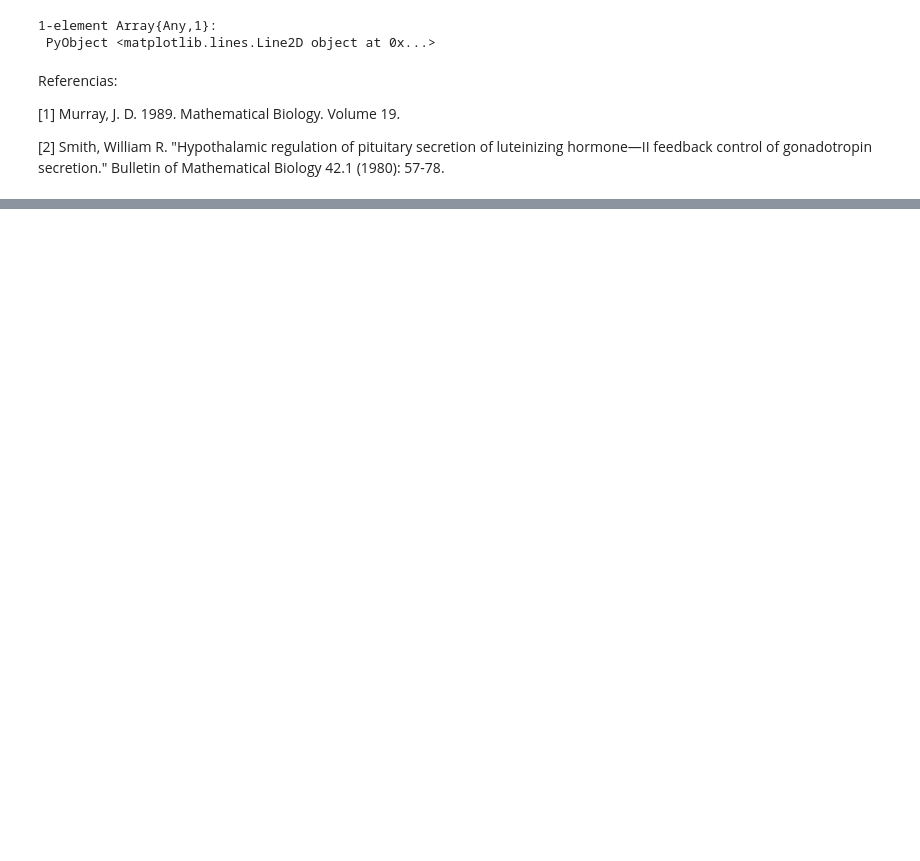
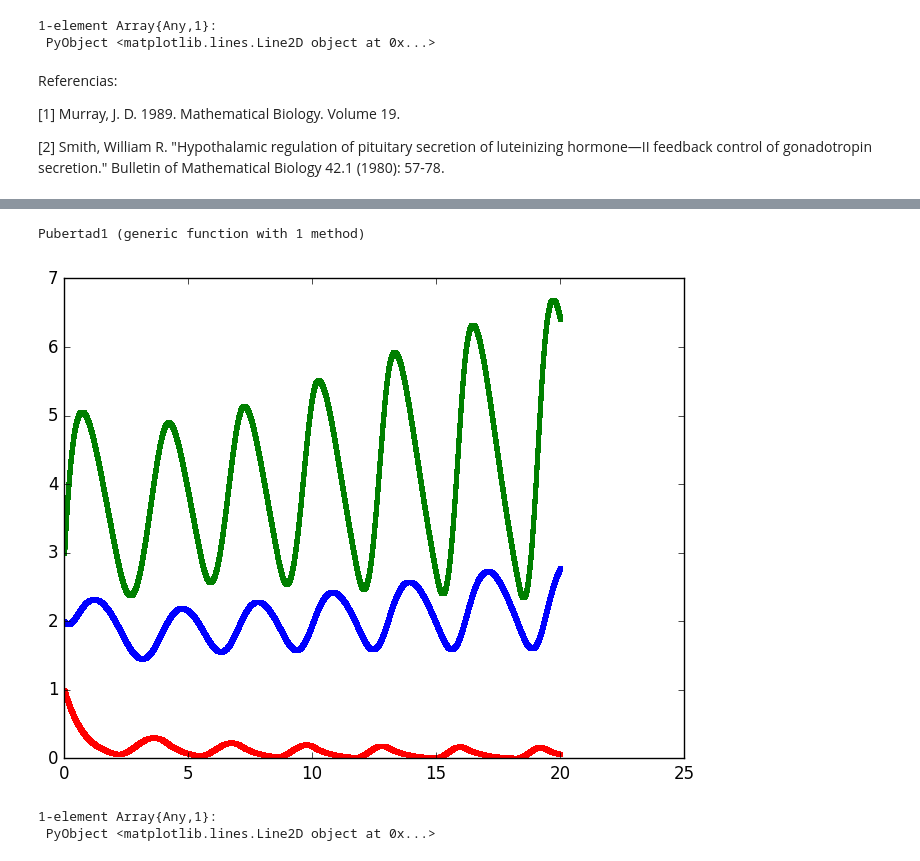
Before and after one commit to YazSant/ProyectoTSFC, a Jupyter notebook: Proyecto.ipynb, the cells around one changed output, grey strips where cells are left out. Drawn from its saved outputs; the diff is of its cells as text; code cells hidden in the pictures; blank space fills up the shorter version.

```diff
--- a/Proyecto.ipynb
+++ b/Proyecto.ipynb
@@ -345,0 +358,57 @@ Referencias:
+# %%
+function Pubertad1(R0::Number,T0::Number,L0::Number,p::Number,t0::Number,tf::Number)
+    b1=1.29
+    b2=0.97
+    b3=1.39
+
+    g1=10
+    g2=0.7
+
+    c=2
+    h_f=1
+
+    t=[t0]
+    R=[R0]
+    L=[L0]
+    T=[T0]
+    while t0 < tf
+        RT=Taylor1(R0,p)
+        LT=Taylor1(L0,p)
+        TT=Taylor1(T0,p)
+        fT=Taylor1(f_schizophrenia(c,h_f,T0),p)
+        for i in range(1,p)
+            RT.coeffs[i+1] = fT.coeffs[i]/i-b1*RT.coeffs[i]/i
+            LT.coeffs[i+1] = g1*RT.coeffs[i]/i-b2*LT.coeffs[i]/i
+            TT.coeffs[i+1] = g2*LT.coeffs[i]/i-b3*TT.coeffs[i]/i
+        end
+        hR=h_find(RT.coeffs,p)
+        hL=h_find(LT.coeffs,p)
+        hT=h_find(TT.coeffs,p)
+        h=minimum([hR,hL,hT])
+        t0=t0+h
+        R0=evaluate(RT,h)
+        L0=evaluate(LT,h)
+        T0=evaluate(TT,h)
+        push!(t,t0)
+        push!(R,R0)
+        push!(L,L0)
+        push!(T,T0)
+        g1 = g1+3*h
+    end
+    return (t,R,L,T)
+end
+# %% [output]
+Pubertad1 (generic function with 1 method)
+# %%
+t_p1=Pubertad1(1.0,2.0,3.0,5,0.0,20.0)[1];
+R_p1=Pubertad1(1.0,2.0,3.0,5,0.0,20.0)[2];
+L_p1=Pubertad1(1.0,2.0,3.0,5,0.0,20.0)[3];
+T_p1=Pubertad1(1.0,2.0,3.0,5,0.0,20.0)[4];
+# %%
+plot(t_p1,R_p1,"r.")
+plot(t_p1,T_p1, "b.")
+plot(t_p1,L_p1, "g.")
+# %% [output]
+[figure, added]
+1-element Array{Any,1}:
+ PyObject <matplotlib.lines.Line2D object at 0x...>
```
Also changed, not shown: parts of 11 cells of this notebook.
